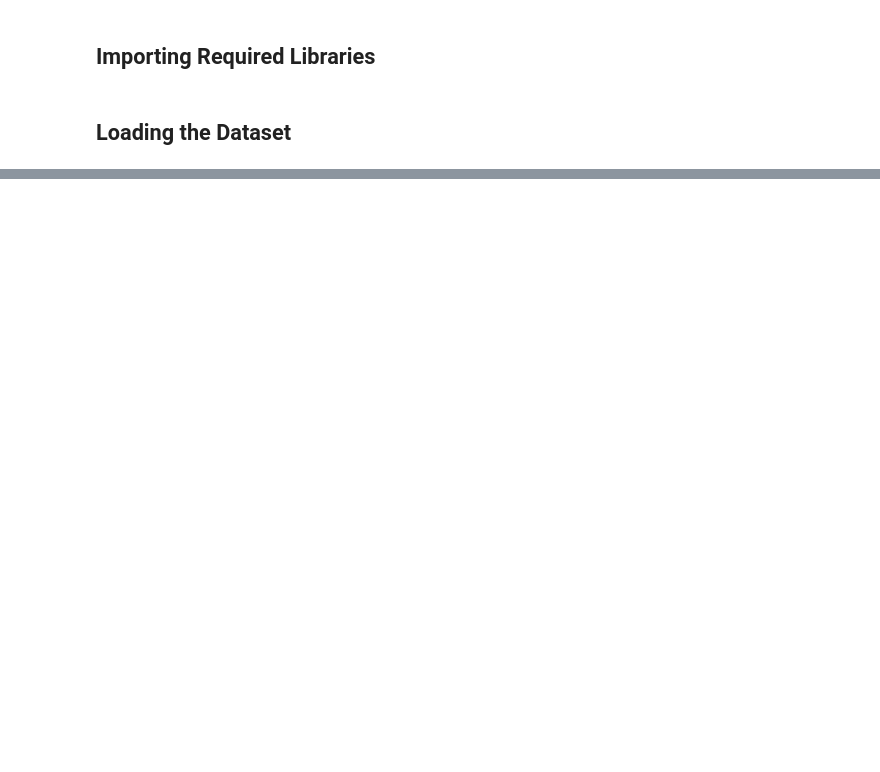
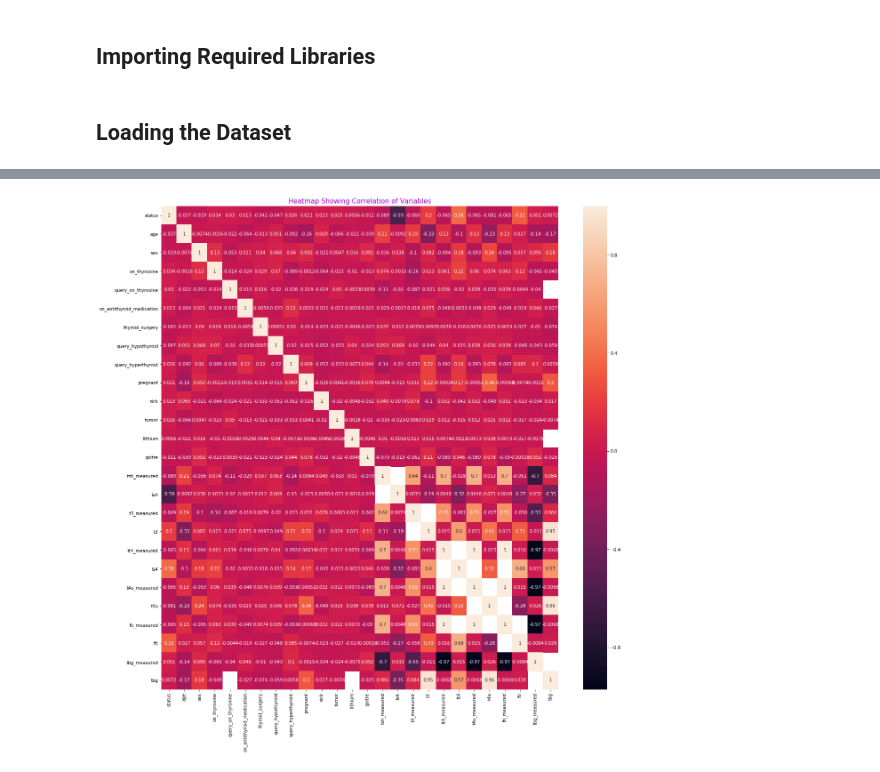
Before and after one commit to booorayan/DecisionTrees-SVM, a Jupyter notebook: Testing_for_Hypothyroidism_Using_Machine_Learning.ipynb, the cells around one changed output, grey strips where cells are left out. Cells and saved outputs as stored; diff of their text form; code cells hidden in the pictures; blank space fills up the shorter version.

```diff
--- a/Testing_for_Hypothyroidism_Using_Machine_Learning.ipynb
+++ b/Testing_for_Hypothyroidism_Using_Machine_Learning.ipynb
@@ -10,0 +337,8 @@
+# %%
+# plotting a heatmap showing correlation of variables
+plt.figure(figsize=(20,20))
+sns.heatmap(hypo_cl.corr(), annot=True)
+plt.title('Heatmap Showing Correlation of Variables', fontsize=15, color='darkviolet')
+plt.show()
+# %% [output]
+[figure, added]
```
Also changed, not shown: parts of 122 cells of this notebook.
